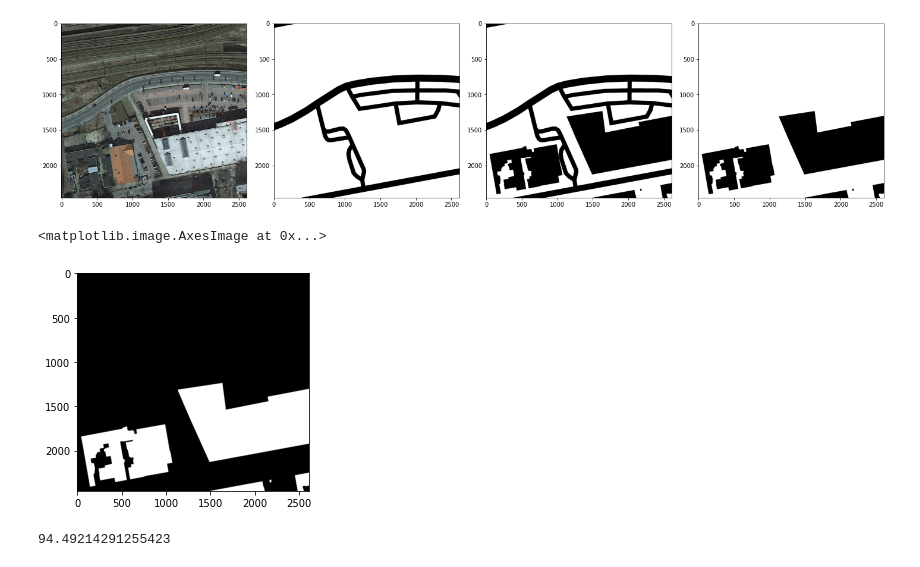
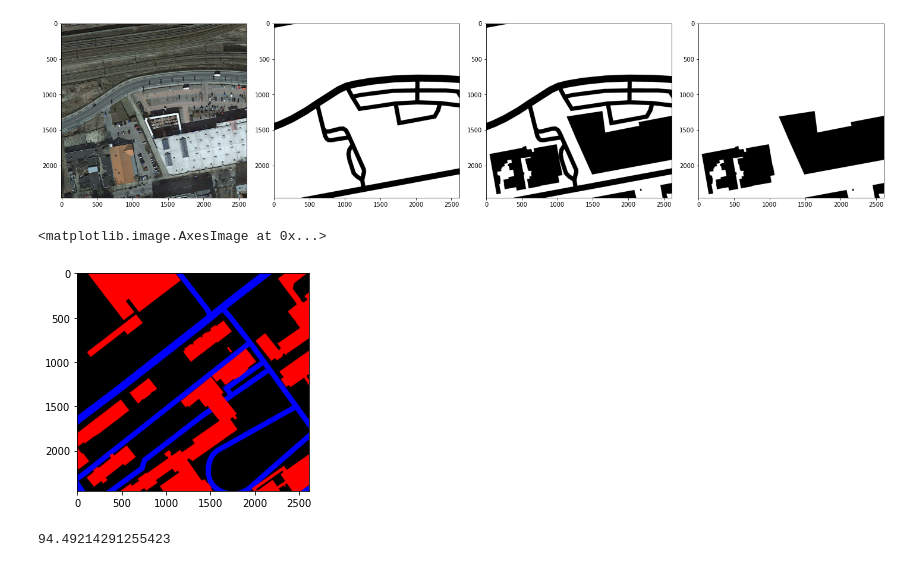
Before and after one commit to MahdiEsrafili/image_segmentation, a Jupyter notebook: aerial_image_segmentation.ipynb, the cells around one changed output. Saved outputs shown, nothing was run; the diff lists cells and outputs as text; code cells hidden in the pictures.

Commit message:
adds label correction function

```diff
--- a/aerial_image_segmentation.ipynb
+++ b/aerial_image_segmentation.ipynb
@@ -67,8 +67,3 @@ plt.imshow(label0[:,:,2], cmap='gray')
 plt.tight_layout()
 # %% [output]
 [figure]
-# %%
-plt.imshow(label0[:,:,2]==0, cmap='gray')
-# %% [output]
-<matplotlib.image.AxesImage at 0x...>
-[figure, removed]
@@ -77,3 +70,20 @@ plt.imshow(label0[:,:,2]==0, cmap='gray')
+# %%
+label0 = Image.open(os.path.join(path, city, f'{city}7_labels.png'))
+label0 = np.array(label0)
+# %%
+def correct_label(label):
+  label[:,:,0] = np.where(np.logical_and((label[:,:,1]==0), (label[:,:,2]==0)), 255, 0)
+  label[:,:,2] = np.where(label[:,:,1]==255, 0, 255)
+  label[:,:,1] = 0
+  label[:,:,2] = np.where(label[:,:,0]==255,0, label[:,:,2])
+  return label
+# %%
+label_c = correct_label(label0)
+# %%
+plt.imshow(label_c)
+# %% [output]
+<matplotlib.image.AxesImage at 0x...>
+[figure, added]
 # %%
 img = Image.open(os.path.join(path, city, f'{city}2_image.png'))
 img = np.array(img)
```
Also changed, not shown: parts of 4 cells of this notebook.
